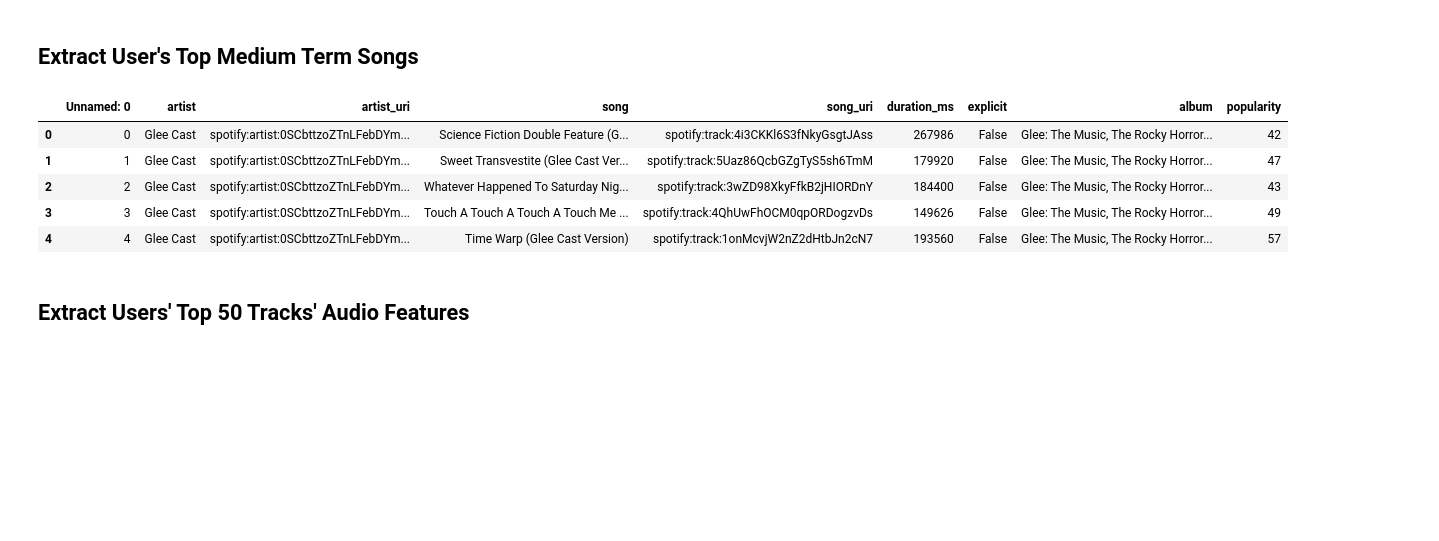
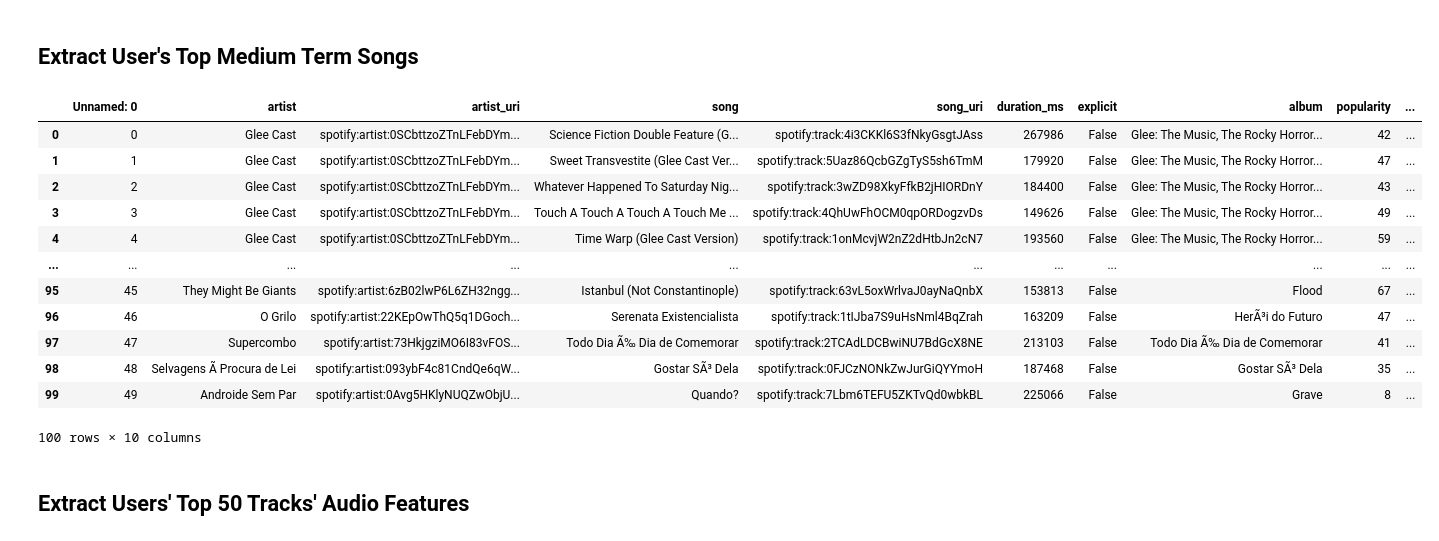
Before and after one commit to viguardieiro/CodeStageProject, a Jupyter notebook: GetSongAudioFeatures.ipynb, the cells around one changed output. Cells and saved outputs as stored; diff of their text form; code cells hidden in the pictures; blank space fills up the shorter version.

```diff
--- a/GetSongAudioFeatures.ipynb
+++ b/GetSongAudioFeatures.ipynb
@@ -34,14 +36,3 @@ else:
     print("Can't get token for", username)
 # %% [markdown]
 ## Extract User's Top Medium Term Songs
-# %%
-user_songs = pd.read_csv('User_top_50_songs.csv')
-user_songs.reset_index(drop=True,inplace=True)
-user_songs.head()
-# %% [output]
-|  | Unnamed: 0 | artist | artist_uri | song | song_uri | duration_ms | explicit | album | popularity |
-| 0 | 0 | Glee Cast | spotify:artist:0SCbttzoZTnLFebDYm... | Science Fiction Double Feature (G... | spotify:track:4i3CKKl6S3fNkyGsgtJAss | 267986 | False | Glee: The Music, The Rocky Horror... | 42 |
-| 1 | 1 | Glee Cast | spotify:artist:0SCbttzoZTnLFebDYm... | Sweet Transvestite (Glee Cast Ver... | spotify:track:5Uaz86QcbGZgTyS5sh6TmM | 179920 | False | Glee: The Music, The Rocky Horror... | 47 |
-| 2 | 2 | Glee Cast | spotify:artist:0SCbttzoZTnLFebDYm... | Whatever Happened To Saturday Nig... | spotify:track:3wZD98XkyFfkB2jHIORDnY | 184400 | False | Glee: The Music, The Rocky Horror... | 43 |
-| 3 | 3 | Glee Cast | spotify:artist:0SCbttzoZTnLFebDYm... | Touch A Touch A Touch A Touch Me ... | spotify:track:4QhUwFhOCM0qpORDogzvDs | 149626 | False | Glee: The Music, The Rocky Horror... | 49 |
-| 4 | 4 | Glee Cast | spotify:artist:0SCbttzoZTnLFebDYm... | Time Warp (Glee Cast Version) | spotify:track:1onMcvjW2nZ2dHtbJn2cN7 | 193560 | False | Glee: The Music, The Rocky Horror... | 57 |
@@ -48,3 +41,31 @@ user_songs.head()
+# %%
+all_songs = []
+
+user_id = 0
+for filename in os.listdir(directory):
+    if filename.endswith(".csv"):
+        user_songs = pd.read_csv(os.path.join(directory, filename))
+        user_songs['user'] = user_id
+        user_id += 1
+        all_songs.append(user_songs)
+
+all_songs = pd.concat(all_songs)
+all_songs.reset_index(drop=True,inplace=True)
+all_songs
+# %% [output]
+|  | Unnamed: 0 | artist | artist_uri | song | song_uri | duration_ms | explicit | album | popularity | ... |
+| 0 | 0 | Glee Cast | spotify:artist:0SCbttzoZTnLFebDYm... | Science Fiction Double Feature (G... | spotify:track:4i3CKKl6S3fNkyGsgtJAss | 267986 | False | Glee: The Music, The Rocky Horror... | 42 | ... |
+| 1 | 1 | Glee Cast | spotify:artist:0SCbttzoZTnLFebDYm... | Sweet Transvestite (Glee Cast Ver... | spotify:track:5Uaz86QcbGZgTyS5sh6TmM | 179920 | False | Glee: The Music, The Rocky Horror... | 47 | ... |
+| 2 | 2 | Glee Cast | spotify:artist:0SCbttzoZTnLFebDYm... | Whatever Happened To Saturday Nig... | spotify:track:3wZD98XkyFfkB2jHIORDnY | 184400 | False | Glee: The Music, The Rocky Horror... | 43 | ... |
+| 3 | 3 | Glee Cast | spotify:artist:0SCbttzoZTnLFebDYm... | Touch A Touch A Touch A Touch Me ... | spotify:track:4QhUwFhOCM0qpORDogzvDs | 149626 | False | Glee: The Music, The Rocky Horror... | 49 | ... |
+| 4 | 4 | Glee Cast | spotify:artist:0SCbttzoZTnLFebDYm... | Time Warp (Glee Cast Version) | spotify:track:1onMcvjW2nZ2dHtbJn2cN7 | 193560 | False | Glee: The Music, The Rocky Horror... | 59 | ... |
+| ... | ... | ... | ... | ... | ... | ... | ... | ... | ... | ... |
+| 95 | 45 | They Might Be Giants | spotify:artist:6zB02lwP6L6ZH32ngg... | Istanbul (Not Constantinople) | spotify:track:63vL5oxWrlvaJ0ayNaQnbX | 153813 | False | Flood | 67 | ... |
+| 96 | 46 | O Grilo | spotify:artist:22KEpOwThQ5q1DGoch... | Serenata Existencialista | spotify:track:1tIJba7S9uHsNml4BqZrah | 163209 | False | HerÃ³i do Futuro | 47 | ... |
+| 97 | 47 | Supercombo | spotify:artist:73HkjgziMO6I83vFOS... | Todo Dia Ã‰ Dia de Comemorar | spotify:track:2TCAdLDCBwiNU7BdGcX8NE | 213103 | False | Todo Dia Ã‰ Dia de Comemorar | 41 | ... |
+| 98 | 48 | Selvagens Ã Procura de Lei | spotify:artist:093ybF4c81CndQe6qW... | Gostar SÃ³ Dela | spotify:track:0FJCzNONkZwJurGiQYYmoH | 187468 | False | Gostar SÃ³ Dela | 35 | ... |
+| 99 | 49 | Androide Sem Par | spotify:artist:0Avg5HKlyNUQZwObjU... | Quando? | spotify:track:7Lbm6TEFU5ZKTvQd0wbkBL | 225066 | False | Grave | 8 | ... |
+100 rows × 10 columns
 # %% [markdown]
 ## Extract Users' Top 50 Tracks' Audio Features
 # %%
```
Also changed, not shown: parts of 30 cells of this notebook.
